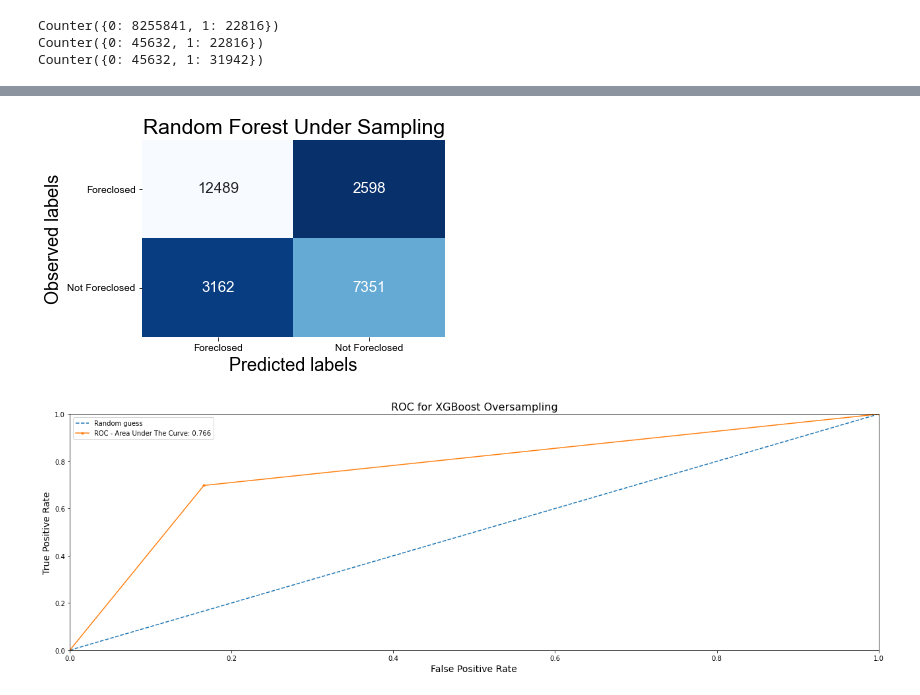
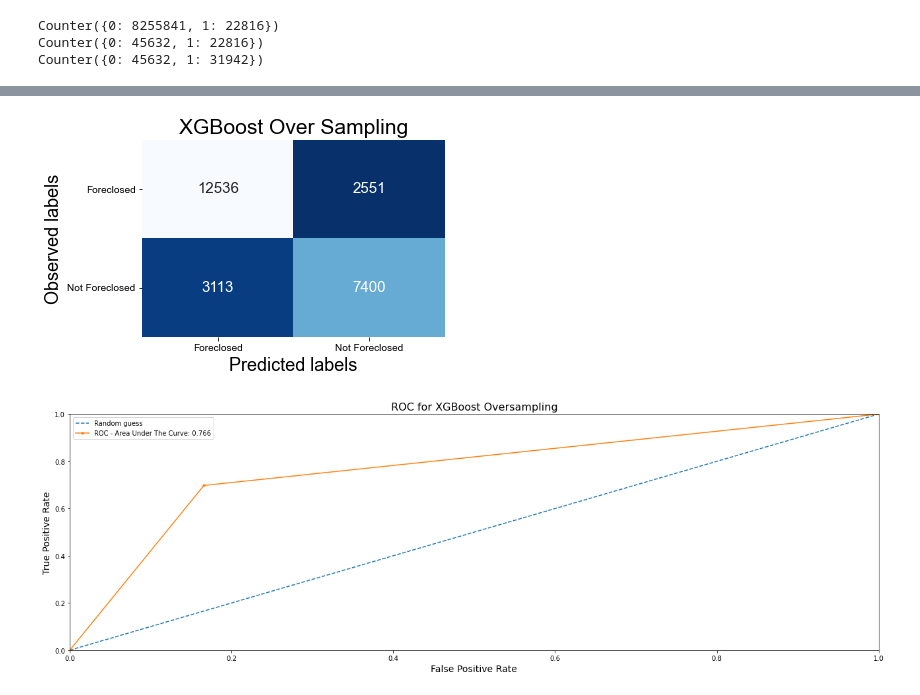
Before and after one commit to RaulCPena/classification_analysis, a Jupyter notebook: Jupyter_Notebooks/XGBoost.ipynb, the cells around one changed output, grey strips where cells are left out. Drawn from its saved outputs; the diff is of its cells as text; code cells hidden in the pictures.

```diff
--- a/Jupyter_Notebooks/XGBoost.ipynb
+++ b/Jupyter_Notebooks/XGBoost.ipynb
@@ -230,26 +230,26 @@ weighted avg       0.77      0.78      0.77     25600
 # %%
 cm = confusion_matrix(y_test_o, predictions_xgb_over)
 
 ax = plt.subplot()
 sns.set(font_scale=1.25) # Adjust to fit
 sns.heatmap(cm, annot=True, ax=ax, cmap="Blues_r", fmt="g", cbar=False);
 
 # Labels, title and ticks
 label_font = {'size':'18'}  # Adjust to fit
 ax.set_xlabel('Predicted labels', fontdict=label_font);
 ax.set_ylabel('Observed labels', fontdict=label_font);
 
 title_font = {'size':'21'}  # Adjust to fit
-ax.set_title('Random Forest Under Sampling', fontdict=title_font);
+ax.set_title('XGBoost Over Sampling', fontdict=title_font);
 
 ax.tick_params(axis='both', which='major', labelrotation=0)  # Adjust to fit
 ax.xaxis.set_ticklabels(['Foreclosed', 'Not Foreclosed']);
 ax.yaxis.set_ticklabels(['Foreclosed', 'Not Foreclosed']);
 plt.tight_layout()
-plt.savefig('../Notebook_images/XGBoost Over Sampling')
+plt.savefig('../Notebook_images/XGBoostOverSampling')
 plt.show()
 # %% [output]
-[figure, old version]
+[figure, new version]
 # %%
 # Computing Receiver operating characteristic (ROC)
 fpr, tpr, thresholds = roc_curve(y_test_o, predictions_xgb_over)
```
Also changed, not shown: parts of 8 cells of this notebook, 8 other files.
